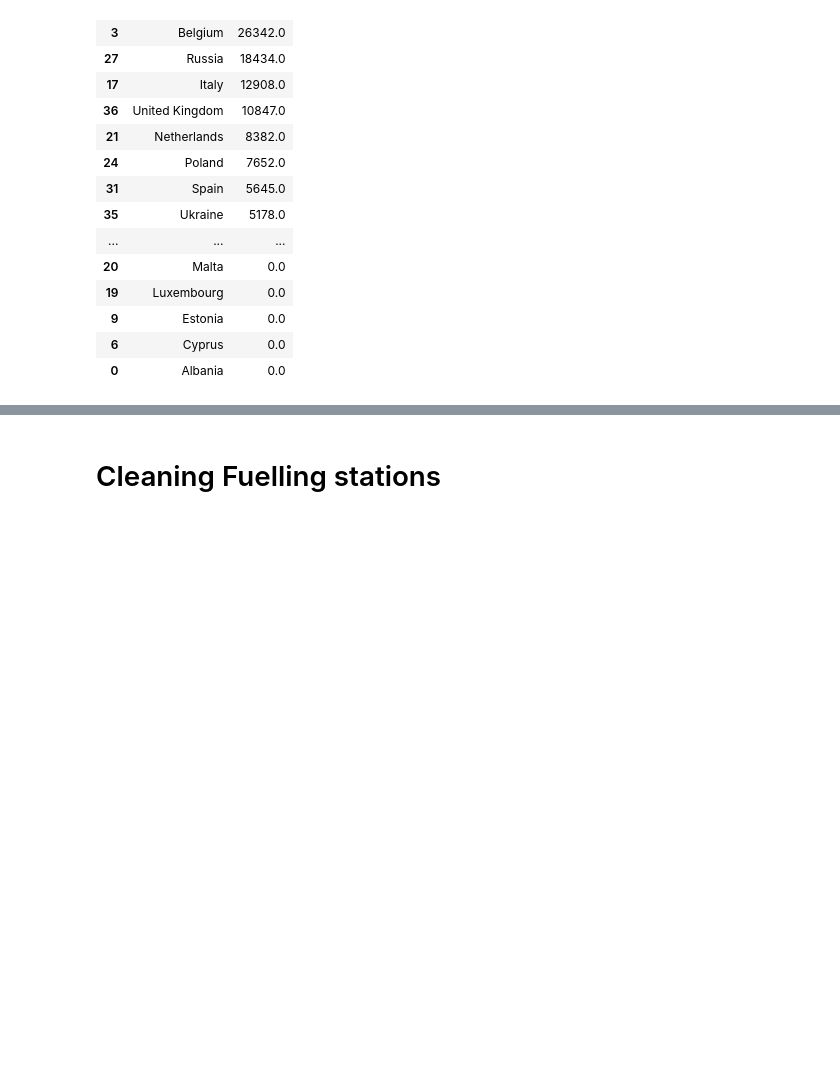
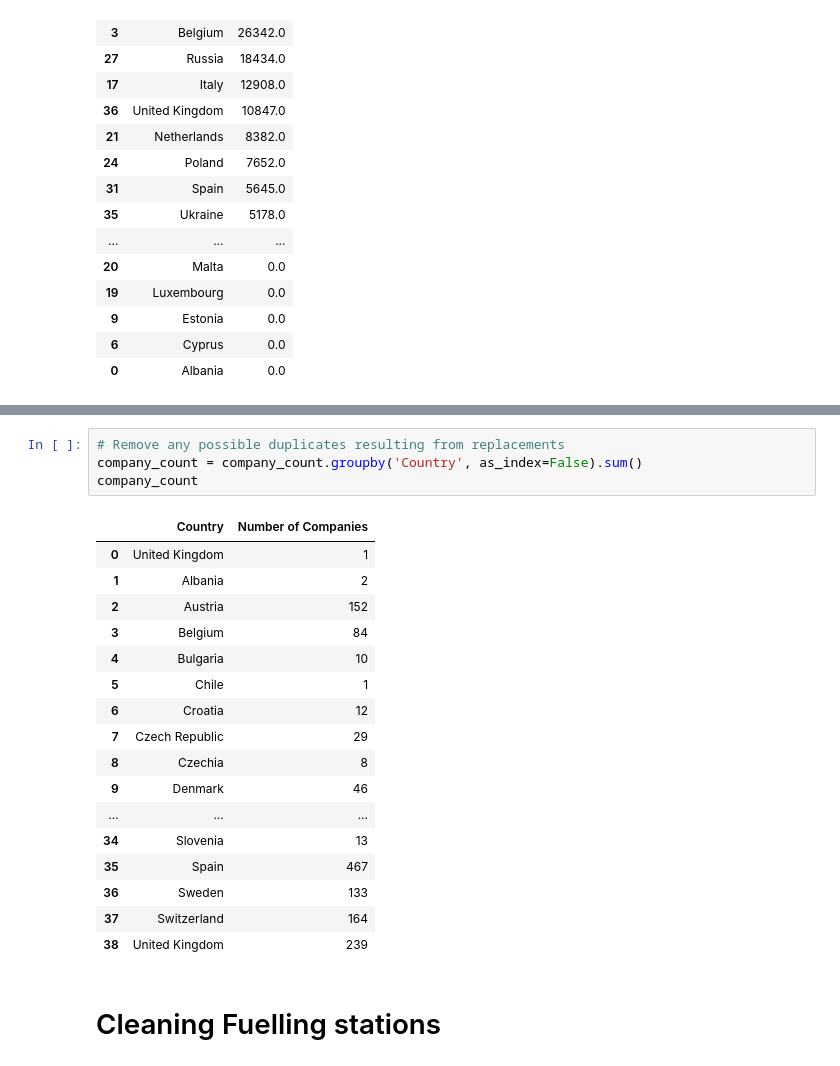
Before and after one commit to premstaller1/Masterarbeit, a Jupyter notebook: CorrelationAnalysis/data_preparation.ipynb, the cells around one changed output, grey strips where cells are left out. Drawn from its saved outputs; the diff is of its cells as text; blank space fills up the shorter version.

```diff
--- a/CorrelationAnalysis/data_preparation.ipynb
+++ b/CorrelationAnalysis/data_preparation.ipynb
@@ -296,3 +343,25 @@ company_count
+# %%
+# Remove any possible duplicates resulting from replacements
+company_count = company_count.groupby('Country', as_index=False).sum()
+company_count
+# %% [output]
+|  | Country | Number of Companies |
+| 0 | United Kingdom | 1 |
+| 1 | Albania | 2 |
+| 2 | Austria | 152 |
+| 3 | Belgium | 84 |
+| 4 | Bulgaria | 10 |
+| 5 | Chile | 1 |
+| 6 | Croatia | 12 |
+| 7 | Czech Republic | 29 |
+| 8 | Czechia | 8 |
+| 9 | Denmark | 46 |
+| ... | ... | ... |
+| 34 | Slovenia | 13 |
+| 35 | Spain | 467 |
+| 36 | Sweden | 133 |
+| 37 | Switzerland | 164 |
+| 38 | United Kingdom | 239 |
 # %% [markdown]
 # Cleaning Fuelling stations
 # %%
```
Also changed, not shown: parts of 11 cells of this notebook, 31 other files.
